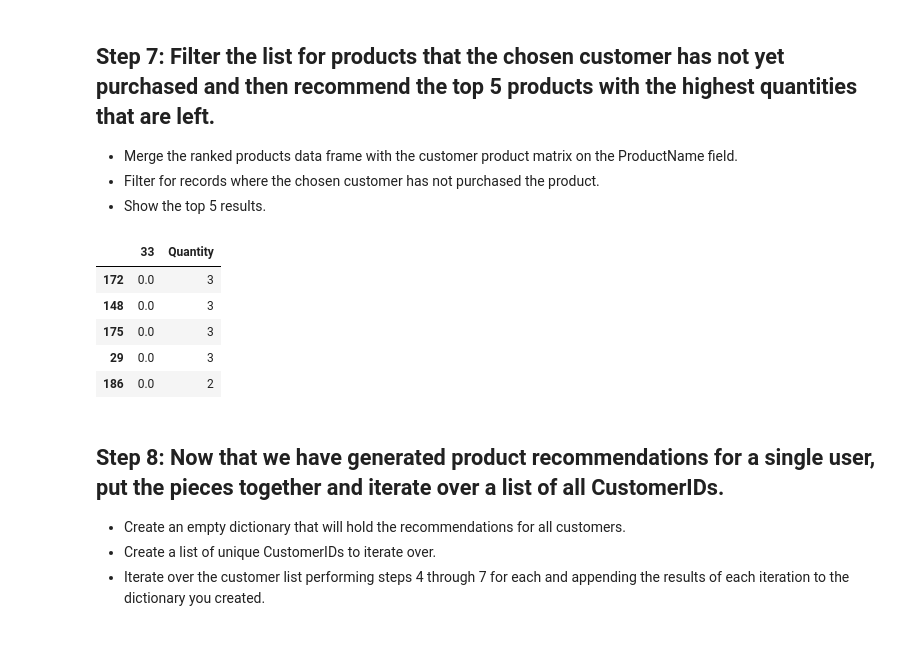
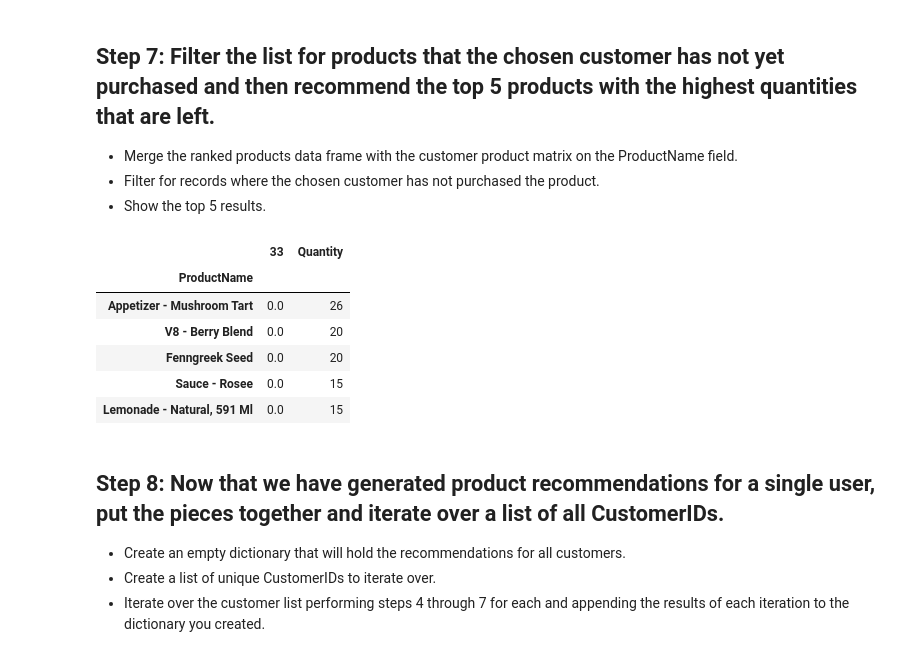
Before and after one commit to LauraRepullo/datamad0119, a Jupyter notebook: module-2/lab-intro-recommender-systems/your-code/main.ipynb, the cells around one changed output. Saved outputs shown, nothing was run; the diff lists cells and outputs as text; code cells hidden in the pictures.

```diff
--- a/module-2/lab-intro-recommender-systems/your-code/main.ipynb
+++ b/module-2/lab-intro-recommender-systems/your-code/main.ipynb
@@ -77,8 +77,3 @@ top_5 = distances[33].sort_values(ascending=False)[1:6]
 top_5.index
 # %% [output]
 Int64Index([264, 3535, 3317, 2503, 3305], dtype='int64', name='CustomerID')
-# %%
-#similarities = distances.loc[200].sort_values(ascending=False)[1:]
-similarities = distances[33].sort_values(ascending=False)[1:]
-top_5=similarities.head()
-top_5
@@ -119,6 +106,6 @@ df2
 
 This will give you the total number of each product purchased by the 5 most similar customers to the customer you selected in order from most purchased to least.
 # %%
-df3= df2.groupby(['ProductName'], as_index=False)[['Quantity']].sum().sort_values('Quantity',ascending=False)
+df3= df2.groupby(['ProductName'], as_index=True)[['Quantity']].sum().sort_values('Quantity',ascending=False)
 display(df3.head())
 # %% [output]
@@ -135,14 +123,16 @@ display(df3.head())
 - Filter for records where the chosen customer has not purchased the product.
 - Show the top 5 results.
 # %%
-df1[df1[33]==0].merge(df3, on='ProductName').sort_values(by='Quantity',ascending=False)[[33,'Quantity']].head()
+top5_recommended =df1[df1[33]==0].merge(df3, on='ProductName').sort_values(by='Quantity',ascending=False)[[33,'Quantity']].head()
+top5_recommended
 # %% [output]
 |  | 33 | Quantity |
-| 172 | 0.0 | 3 |
-| 148 | 0.0 | 3 |
-| 175 | 0.0 | 3 |
-| 29 | 0.0 | 3 |
-| 186 | 0.0 | 2 |
+| ProductName |  |  |
+| Appetizer - Mushroom Tart | 0.0 | 26 |
+| V8 - Berry Blend | 0.0 | 20 |
+| Fenngreek Seed | 0.0 | 20 |
+| Sauce - Rosee | 0.0 | 15 |
+| Lemonade - Natural, 591 Ml | 0.0 | 15 |
 # %% [markdown]
 ## Step 8: Now that we have generated product recommendations for a single user, put the pieces together and iterate over a list of all CustomerIDs.
 
```
Also changed, not shown: parts of 8 cells of this notebook.
